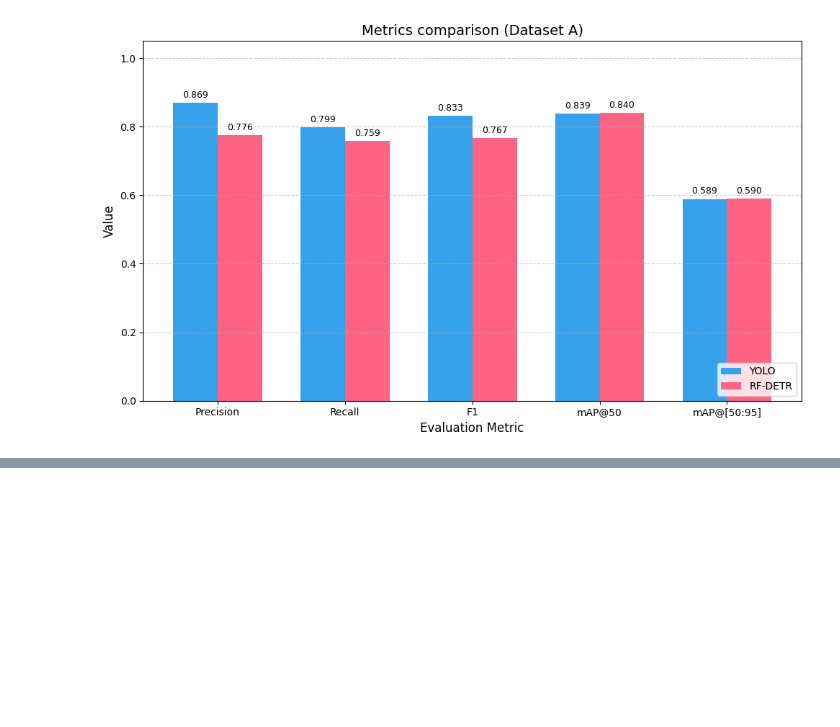
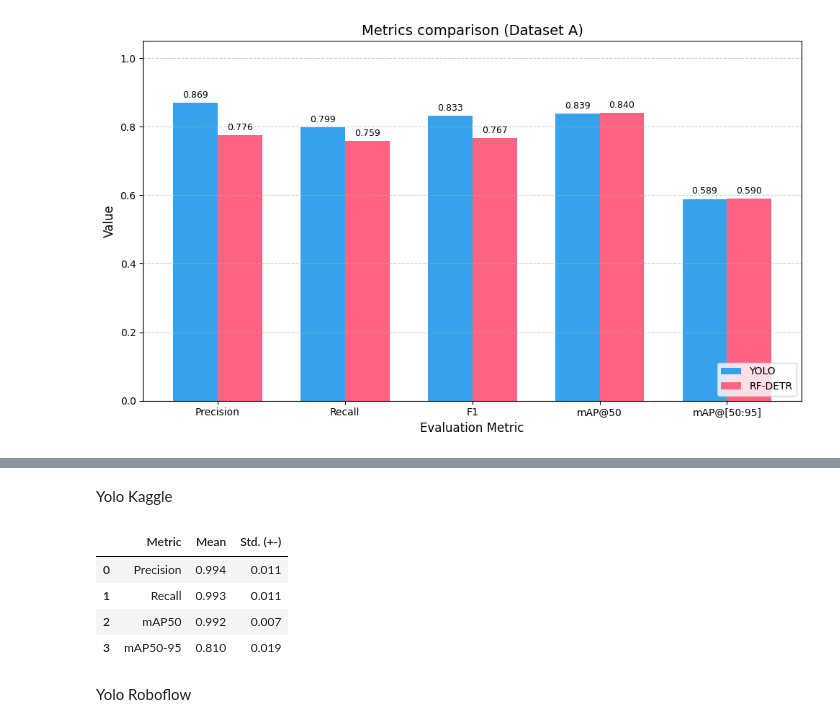
Before and after one commit to kekslol24/Glass-Defect-Detection-Evaluating-Object-Detection-Models, a Jupyter notebook: Coding/Model_Code/resultsplotting.ipynb, the cells around one changed output, grey strips where cells are left out. Drawn from its saved outputs; the diff is of its cells as text; code cells hidden in the pictures; blank space fills up the shorter version.

```diff
--- a/Coding/Model_Code/resultsplotting.ipynb
+++ b/Coding/Model_Code/resultsplotting.ipynb
@@ -335,3 +259,32 @@ df_results
 | 9 | AR (IoU=0.50:0.95) | area=small | 0.792 | 0.109 |
 | 10 | AR (IoU=0.50:0.95) | area=medium | 0.901 | 0.055 |
 | 11 | AR (IoU=0.50:0.95) | area=large | 0.986 | 0.019 |
+# %% [markdown]
+Yolo Kaggle
+# %%
+metric_names_yolo_b = [
+    "Precision",
+    "Recall",
+    "mAP50",
+    "mAP50-95"
+]
+
+mean_yolo_b = [0.9944, 0.9928, 0.9918, 0.8105]
+std_yolo_b = [0.0109, 0.0107, 0.0069, 0.0189]
+
+df_yolo_b = pd.DataFrame({
+    "Metric": metric_names_yolo_b,
+    "Mean": mean_yolo_b,
+    "Std. (+-)": std_yolo_b
+}
+)
+
+df_yolo_b
+# %% [output]
+|  | Metric | Mean | Std. (+-) |
+| 0 | Precision | 0.994 | 0.011 |
+| 1 | Recall | 0.993 | 0.011 |
+| 2 | mAP50 | 0.992 | 0.007 |
+| 3 | mAP50-95 | 0.810 | 0.019 |
+# %% [markdown]
+Yolo Roboflow
```
Also changed, not shown: parts of 7 cells of this notebook, 18 other files.
